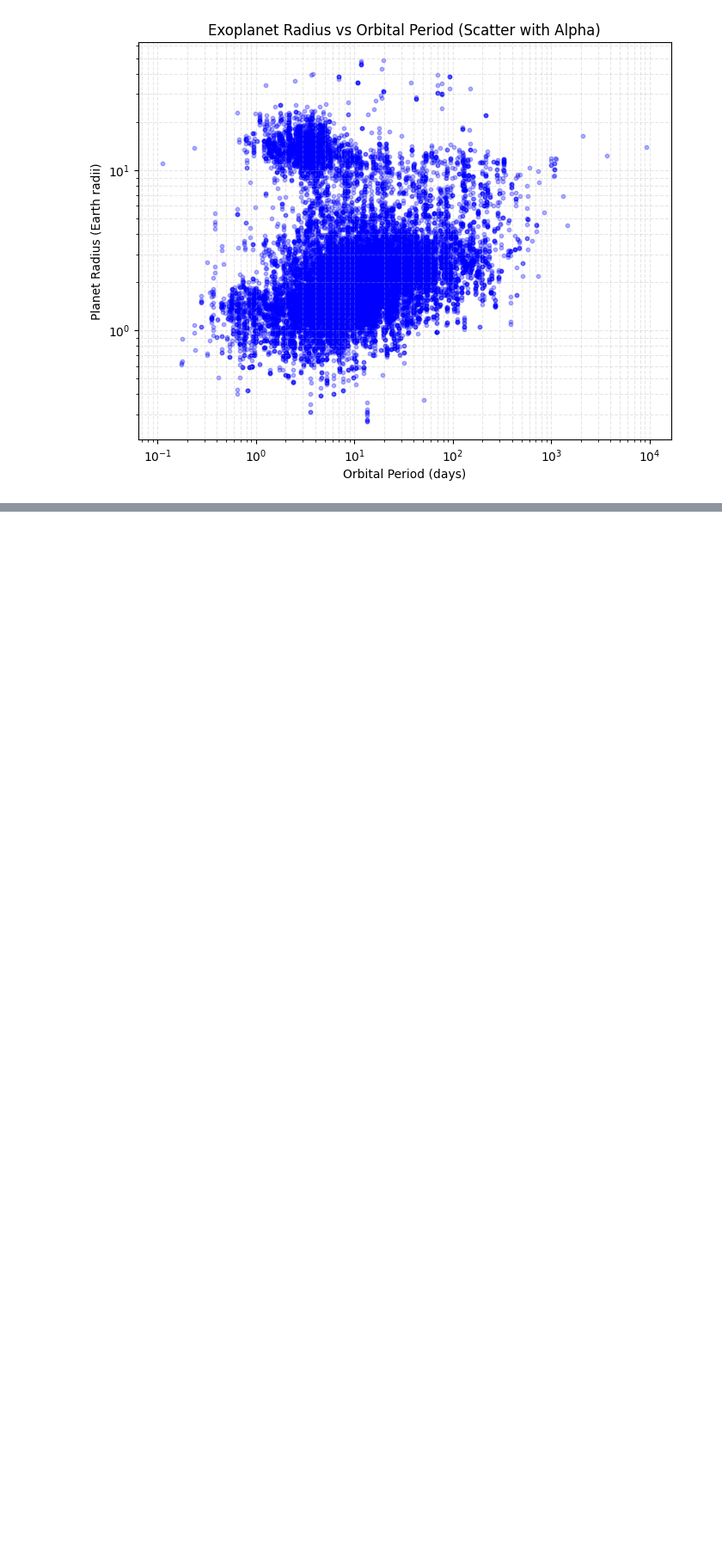
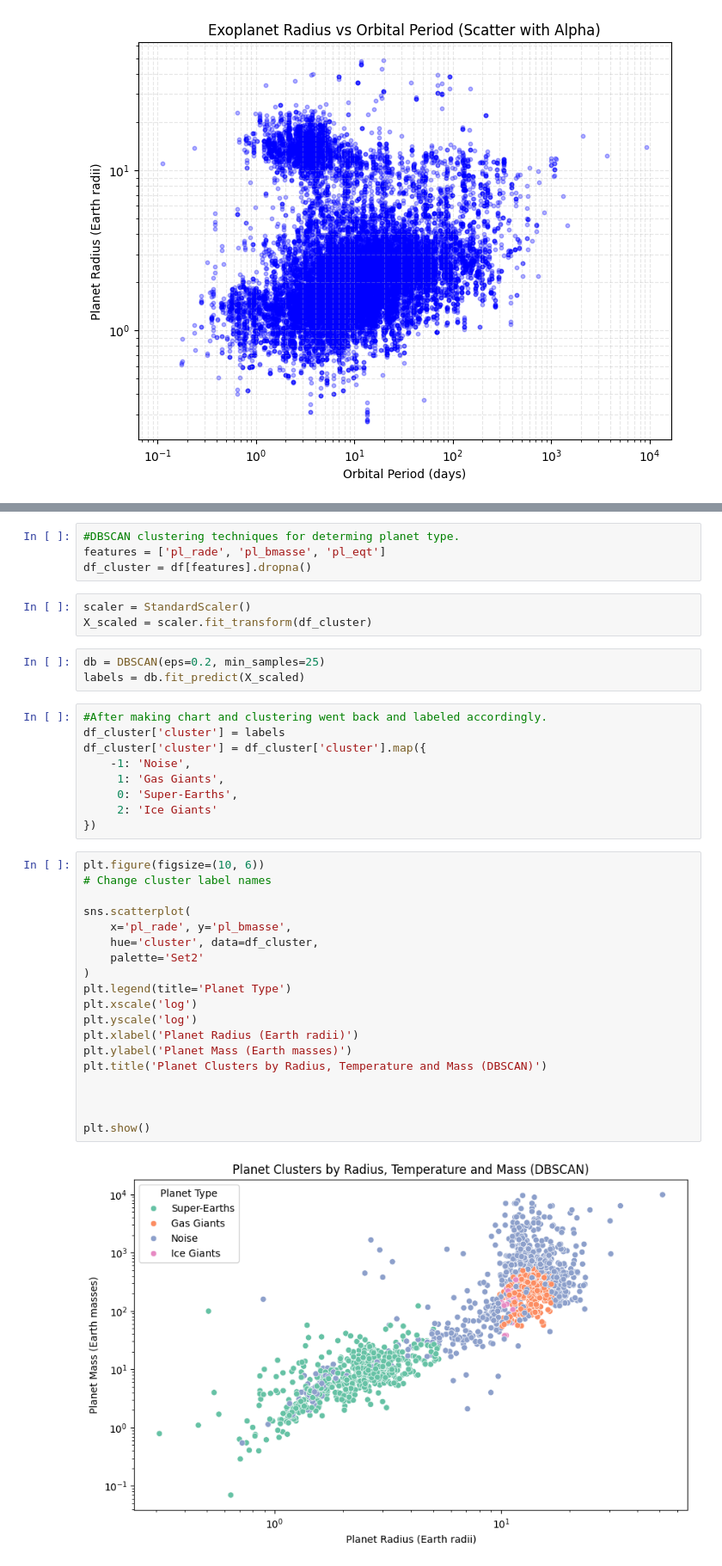
Before and after one commit to eriksthompson/ExoplanetsDataMine, a Jupyter notebook: NasaDataMine.ipynb, the cells around one changed output, grey strips where cells are left out. Shown at 86% size. Drawn from its saved outputs; the diff is of its cells as text; blank space fills up the shorter version.

```diff
--- a/NasaDataMine.ipynb
+++ b/NasaDataMine.ipynb
@@ -149,0 +306,40 @@ Earth's planet equilibrium temperature: 255K
+# %%
+#DBSCAN clustering techniques for determing planet type.
+features = ['pl_rade', 'pl_bmasse', 'pl_eqt']
+df_cluster = df[features].dropna()
+# %%
+scaler = StandardScaler()
+X_scaled = scaler.fit_transform(df_cluster)
+# %%
+db = DBSCAN(eps=0.2, min_samples=25)
+labels = db.fit_predict(X_scaled)
+# %%
+#After making chart and clustering went back and labeled accordingly.
+df_cluster['cluster'] = labels
+df_cluster['cluster'] = df_cluster['cluster'].map({
+    -1: 'Noise',
+     1: 'Gas Giants',
+     0: 'Super-Earths',
+     2: 'Ice Giants'
+})
+# %%
+plt.figure(figsize=(10, 6))
+# Change cluster label names
+
+sns.scatterplot(
+    x='pl_rade', y='pl_bmasse',
+    hue='cluster', data=df_cluster,
+    palette='Set2'
+)
+plt.legend(title='Planet Type')
+plt.xscale('log')
+plt.yscale('log')
+plt.xlabel('Planet Radius (Earth radii)')
+plt.ylabel('Planet Mass (Earth masses)')
+plt.title('Planet Clusters by Radius, Temperature and Mass (DBSCAN)')
+
+
+
+plt.show()
+# %% [output]
+[figure, added]
```
Also changed, not shown: parts of 23 cells of this notebook.
